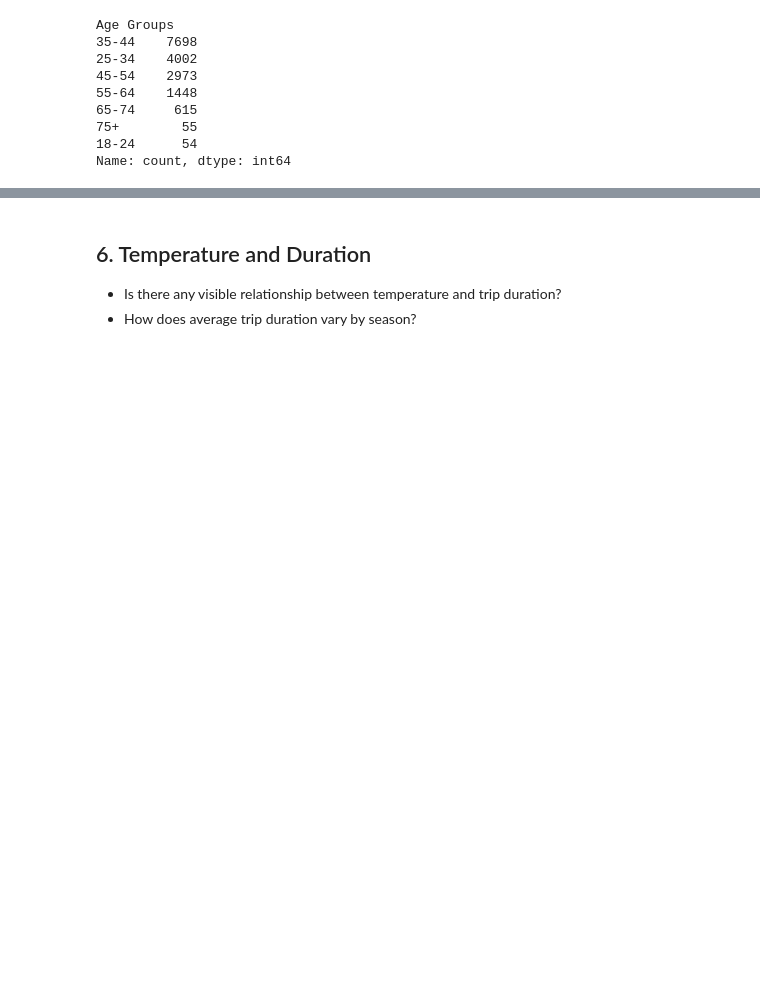
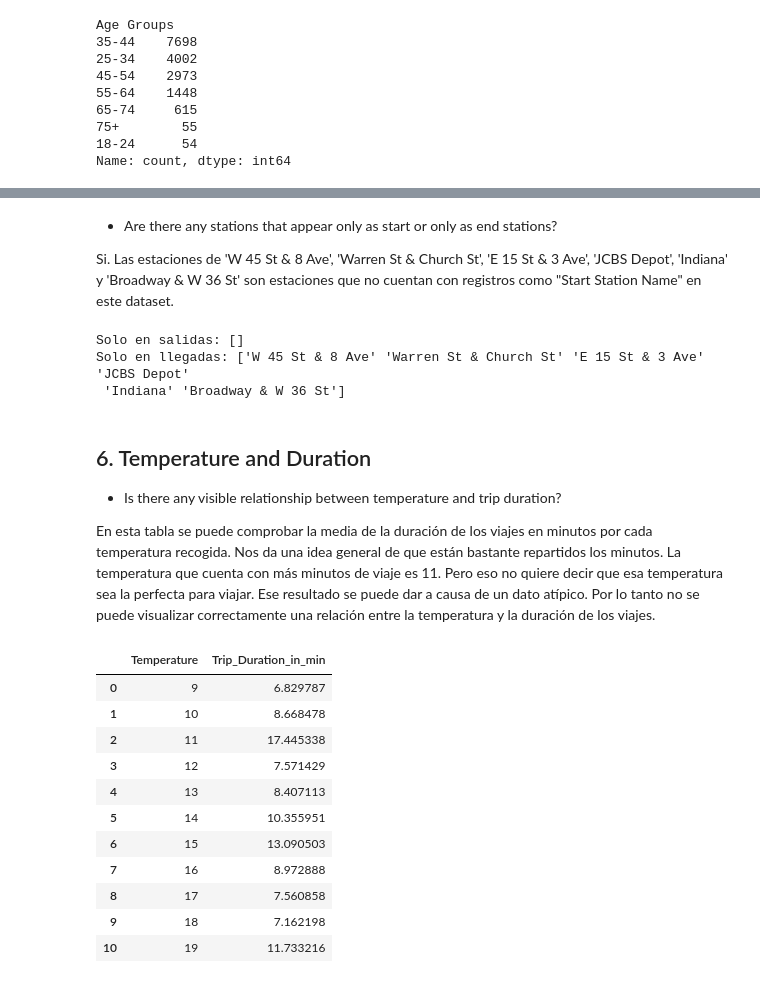
Before and after one commit to SamuelPerezBal/DataAnalysis_NYCBikes, a Jupyter notebook: DataAnalysisNYCBikes.ipynb, the cells around one changed output, grey strips where cells are left out. Cells and saved outputs as stored; diff of their text form; code cells hidden in the pictures; blank space fills up the shorter version.

```diff
--- a/DataAnalysisNYCBikes.ipynb
+++ b/DataAnalysisNYCBikes.ipynb
@@ -119,0 +123,15 @@ Name: 9858, dtype: object
+# %%
+# Asegurar que ambas columnas sean tipo datetime
+df['Start Time'] = pd.to_datetime(df['Start Time'])
+df['Stop Time'] = pd.to_datetime(df['Stop Time'])
+
+# Obtener la fecha/hora más temprana y la más tardía entre ambas columnas
+min_time = df['Start Time'].min()
+max_time = df['Start Time'].max()
+
+# Intervalo total de tiempo cubierto por el dataset
+time_span = max_time - min_time
+
+print("Fecha y hora más temprana:", min_time)
+print("Fecha y hora más tardía:", max_time)
+print("Intervalo total:", time_span)
@@ -220,4 +301,38 @@ Name: count, dtype: int64
+# %% [markdown]
+- Are there any stations that appear only as start or only as end stations?
+
+Si. Las estaciones de 'W 45 St & 8 Ave', 'Warren St & Church St', 'E 15 St & 3 Ave', 'JCBS Depot', 'Indiana' y 'Broadway & W 36 St' son estaciones que no cuentan con registros como "Start Station Name" en este dataset.
+# %%
+startStations = df['Start Station Name'].unique()
+endStations = df['End Station Name'].unique()
+
+# El símbolo ~ denota negación al resultado de la función.
+estacionesUnicasSalida = startStations[~np.isin(startStations, endStations)]
+estacionesUnicasLlegada = endStations[~np.isin(endStations, startStations)]
+
+print("Solo en salidas:", estacionesUnicasSalida)
+print("Solo en llegadas:", estacionesUnicasLlegada)
+# %% [output]
+Solo en salidas: []
+Solo en llegadas: ['W 45 St & 8 Ave' 'Warren St & Church St' 'E 15 St & 3 Ave' 'JCBS Depot'
+ 'Indiana' 'Broadway & W 36 St']
 # %% [markdown]
 ## 6. Temperature and Duration
 - Is there any visible relationship between temperature and trip duration?
-- How does average trip duration vary by season?
+
+En esta tabla se puede comprobar la media de la duración de los viajes en minutos por cada temperatura recogida. Nos da una idea general de que están bastante repartidos los minutos. La temperatura que cuenta con más minutos de viaje es 11. Pero eso no quiere decir que esa temperatura sea la perfecta para viajar. Ese resultado se puede dar a causa de un dato atípico. Por lo tanto no se puede visualizar correctamente una relación entre la temperatura y la duración de los viajes.
+# %%
+df.groupby('Temperature', as_index=False)['Trip_Duration_in_min'].mean()
+# %% [output]
+|  | Temperature | Trip_Duration_in_min |
+| 0 | 9 | 6.829787 |
+| 1 | 10 | 8.668478 |
+| 2 | 11 | 17.445338 |
+| 3 | 12 | 7.571429 |
+| 4 | 13 | 8.407113 |
+| 5 | 14 | 10.355951 |
+| 6 | 15 | 13.090503 |
+| 7 | 16 | 8.972888 |
+| 8 | 17 | 7.560858 |
+| 9 | 18 | 7.162198 |
+| 10 | 19 | 11.733216 |
```
Also changed, not shown: parts of 17 cells of this notebook.
